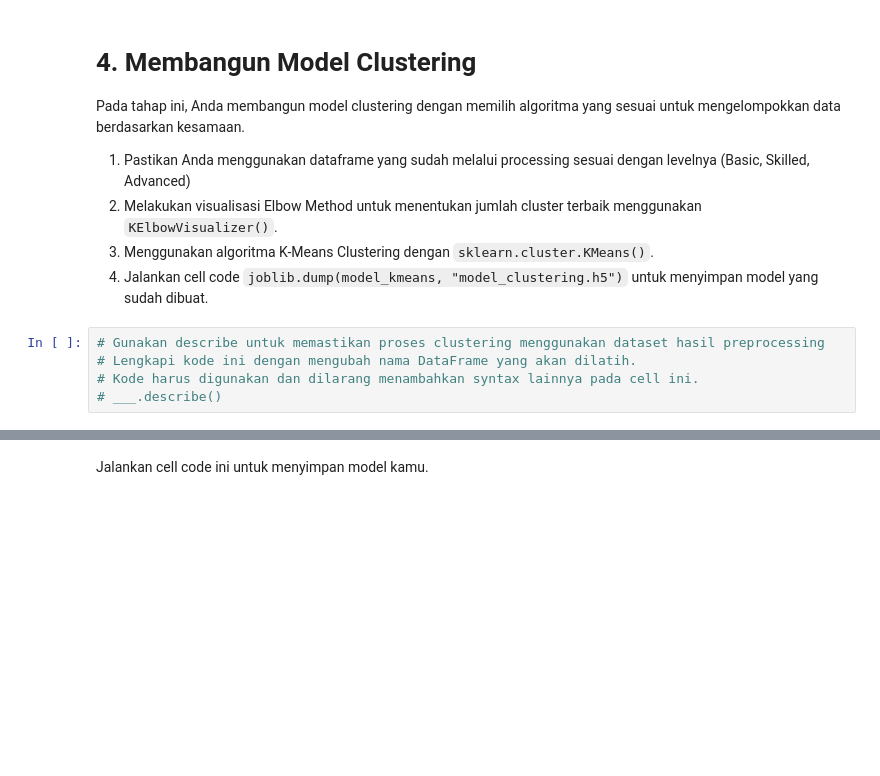
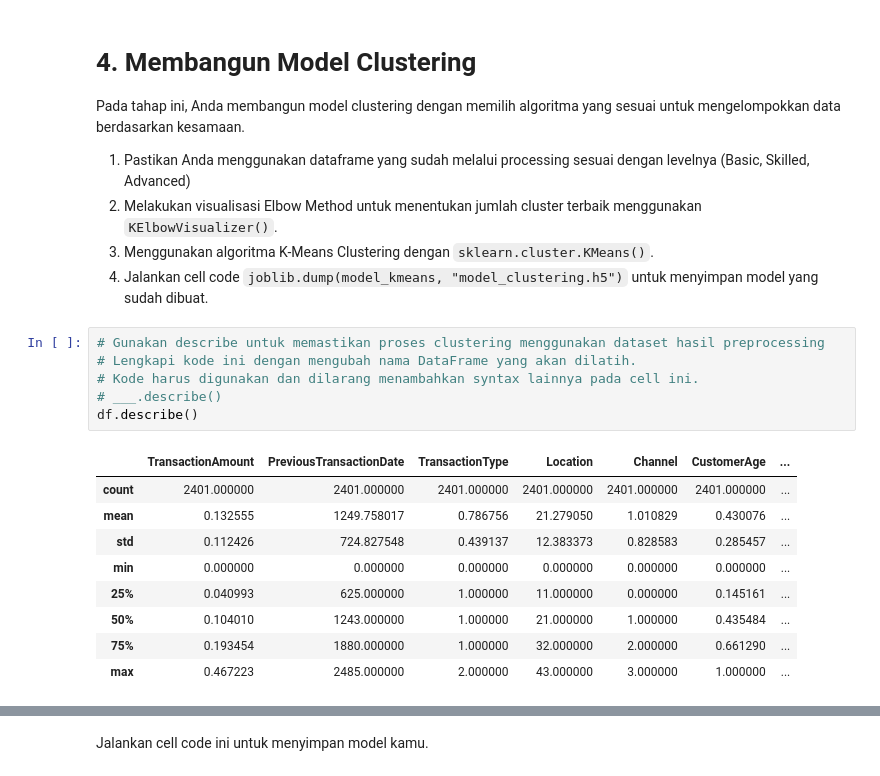
Before and after one commit to adyuta447/bank-transaction-dataset-for-fraud-detection, a Jupyter notebook: [Clustering]_Submission_Akhir_BMLP_Jan_Agra_Adyuta_Harnowo.ipynb, the cells around one changed output, grey strips where cells are left out. Drawn from its saved outputs; the diff is of its cells as text; blank space fills up the shorter version.

```diff
--- a/[Clustering]_Submission_Akhir_BMLP_Jan_Agra_Adyuta_Harnowo.ipynb
+++ b/[Clustering]_Submission_Akhir_BMLP_Jan_Agra_Adyuta_Harnowo.ipynb
@@ -290,7 +311,18 @@ Pada tahap ini, Anda membangun model clustering dengan memilih algoritma yang se
 # %%
 # Gunakan describe untuk memastikan proses clustering menggunakan dataset hasil preprocessing
 # Lengkapi kode ini dengan mengubah nama DataFrame yang akan dilatih.
 # Kode harus digunakan dan dilarang menambahkan syntax lainnya pada cell ini.
 # ___.describe()
+df.describe()
+# %% [output]
+|  | TransactionAmount | PreviousTransactionDate | TransactionType | Location | Channel | CustomerAge | ... |
+| count | 2401.000000 | 2401.000000 | 2401.000000 | 2401.000000 | 2401.000000 | 2401.000000 | ... |
+| mean | 0.132555 | 1249.758017 | 0.786756 | 21.279050 | 1.010829 | 0.430076 | ... |
+| std | 0.112426 | 724.827548 | 0.439137 | 12.383373 | 0.828583 | 0.285457 | ... |
+| min | 0.000000 | 0.000000 | 0.000000 | 0.000000 | 0.000000 | 0.000000 | ... |
+| 25% | 0.040993 | 625.000000 | 1.000000 | 11.000000 | 0.000000 | 0.145161 | ... |
+| 50% | 0.104010 | 1243.000000 | 1.000000 | 21.000000 | 1.000000 | 0.435484 | ... |
+| 75% | 0.193454 | 1880.000000 | 1.000000 | 32.000000 | 2.000000 | 0.661290 | ... |
+| max | 0.467223 | 2485.000000 | 2.000000 | 43.000000 | 3.000000 | 1.000000 | ... |
 # %%
 # Melakukan visualisasi Elbow Method menggunakan KElbowVisualizer()
```
Also changed, not shown: parts of 14 cells of this notebook, 2 other files.
